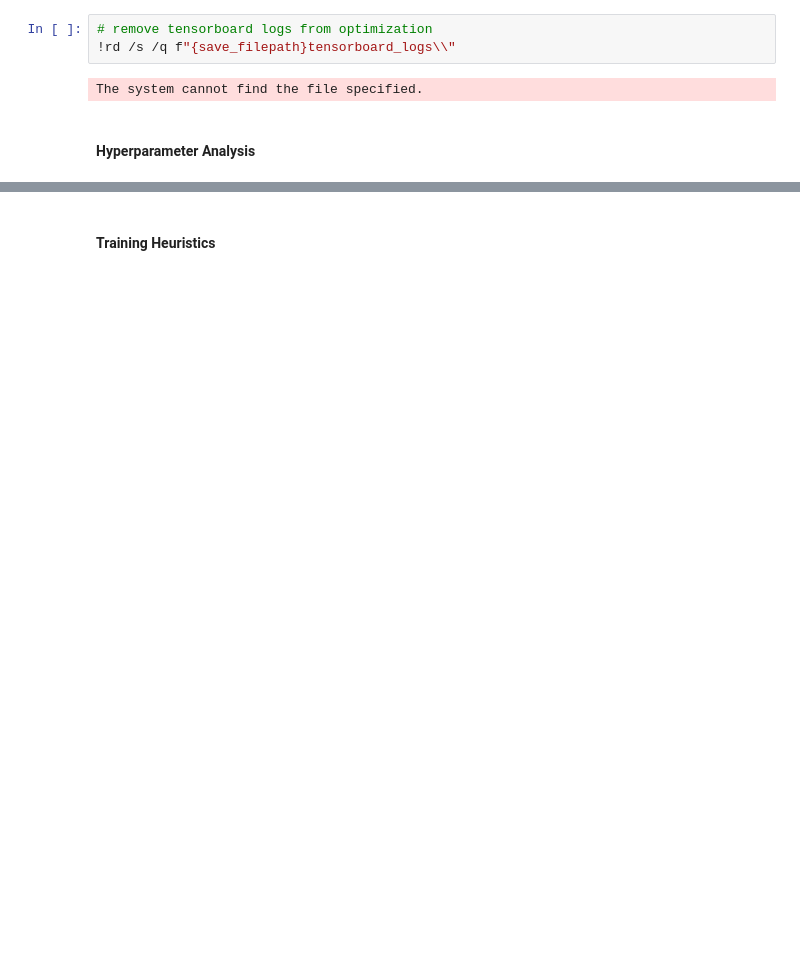
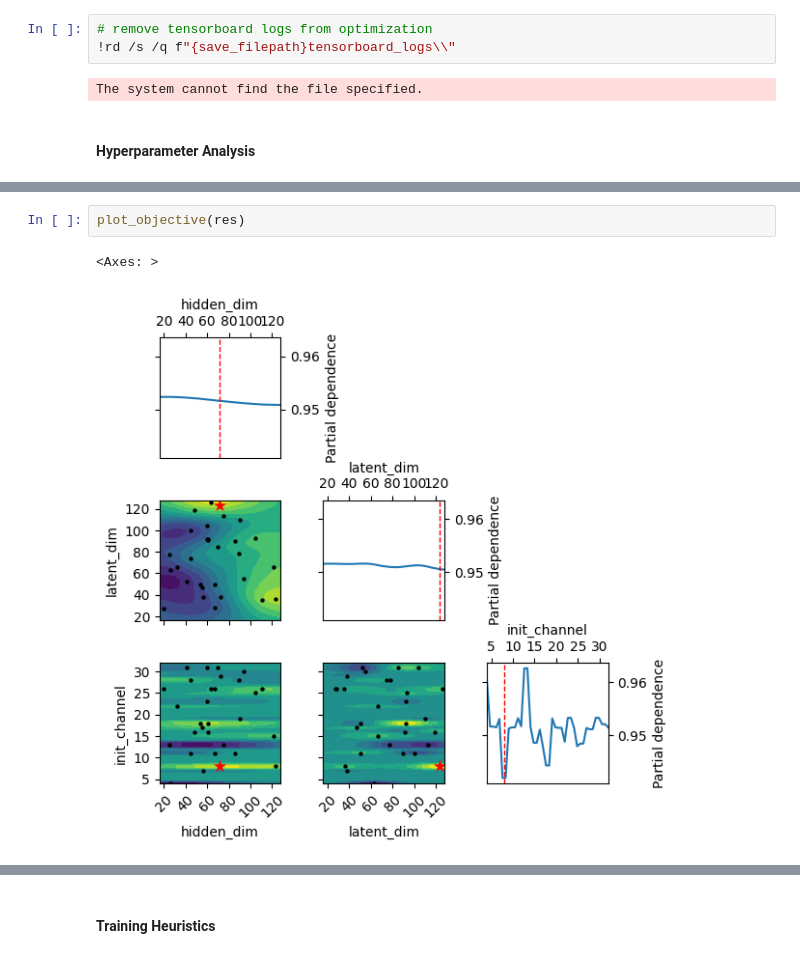
Before and after one commit to ericsallinger/msthesis, a Jupyter notebook: model_training/encoder_classification.ipynb, the cells around one changed output, grey strips where cells are left out. Cells and saved outputs as stored; diff of their text form; blank space fills up the shorter version.

```diff
--- a/model_training/encoder_classification.ipynb
+++ b/model_training/encoder_classification.ipynb
@@ -394 +387,6 @@ skopt.plots.plot_evaluations(res)
+# %%
+plot_objective(res)
+# %% [output]
+<Axes: >
+[figure, added]
 # %%
```
Also changed, not shown: parts of 14 cells of this notebook, 2 other files.
